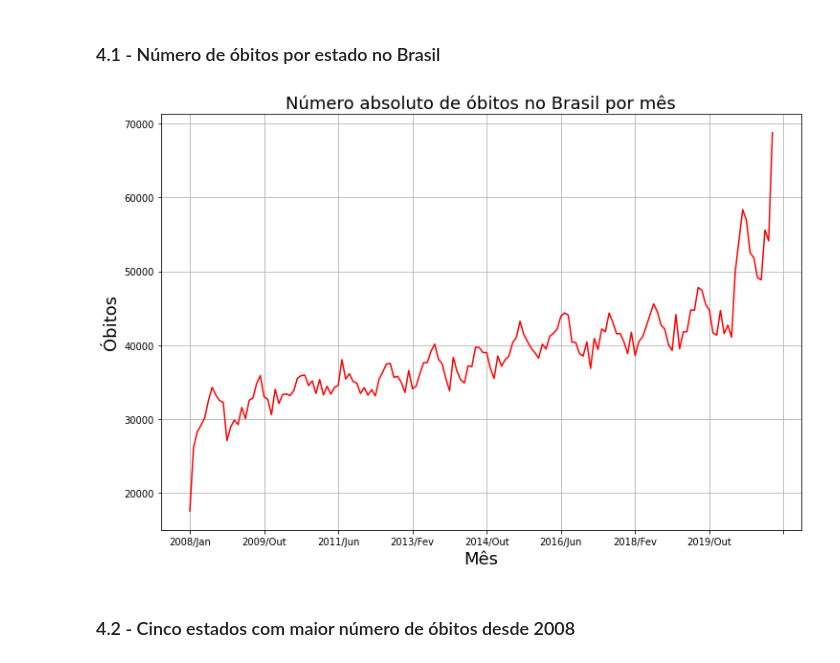
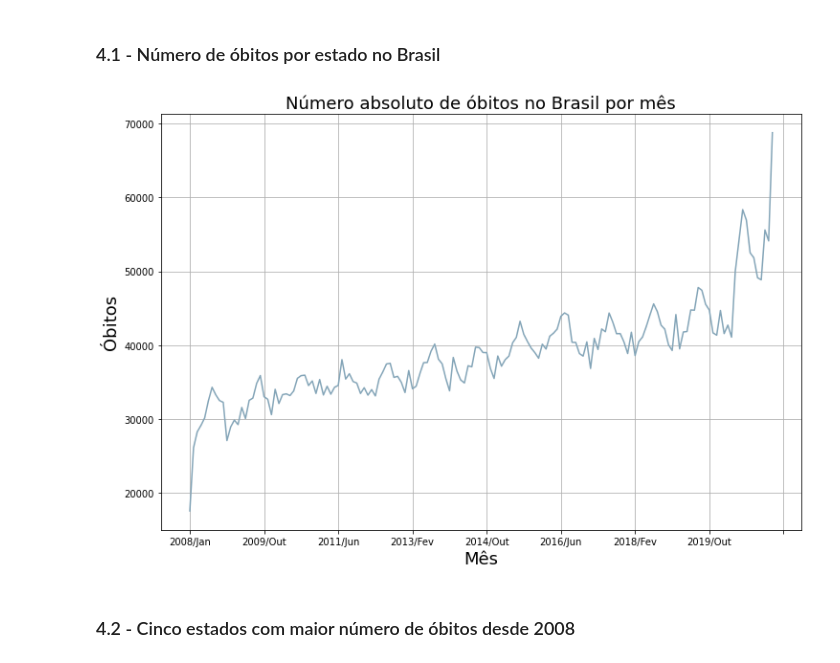
Before and after one commit to nicolas-stelatto/bootcamp_data_science_aplicada, a Jupyter notebook: Modulo_1/Desafio/Notebooks/Notebook_Desafio_Modulo01.ipynb, the cells around one changed output. Cells and saved outputs as stored; diff of their text form; code cells hidden in the pictures.

```diff
--- a/Modulo_1/Desafio/Notebooks/Notebook_Desafio_Modulo01.ipynb
+++ b/Modulo_1/Desafio/Notebooks/Notebook_Desafio_Modulo01.ipynb
@@ -72,13 +72,13 @@ pd.options.display.float_format = "{:.2f}".format
 # %%
 dados_obitos_uf_usaveis.loc["Total"].drop("Total").plot(figsize=(12,8))
 plt.title("Número absoluto de óbitos no Brasil por mês", fontsize=18)
 plt.xlabel("Mês", fontsize=18)
 plt.ylabel("Óbitos", fontsize=18)
-plt.gca().get_lines()[0].set_color("red")
+plt.gca().get_lines()[0].set_color("#84a5b8")
 plt.grid()
 plt.show()
 # %% [output]
-[figure, old version]
+[figure, new version]
 # %% [markdown]
 ### 4.2 - Cinco estados com maior número de óbitos desde 2008
 # %%
```
Also changed, not shown: parts of 5 cells of this notebook.
